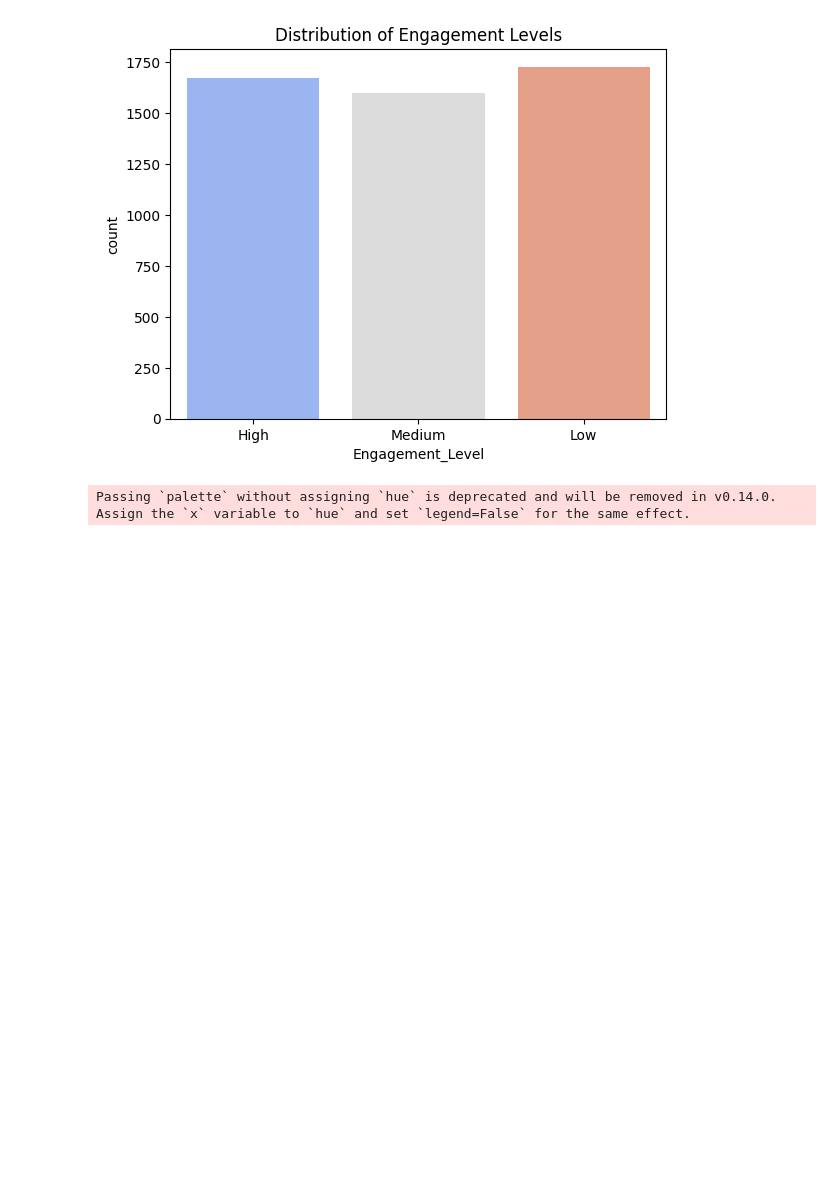
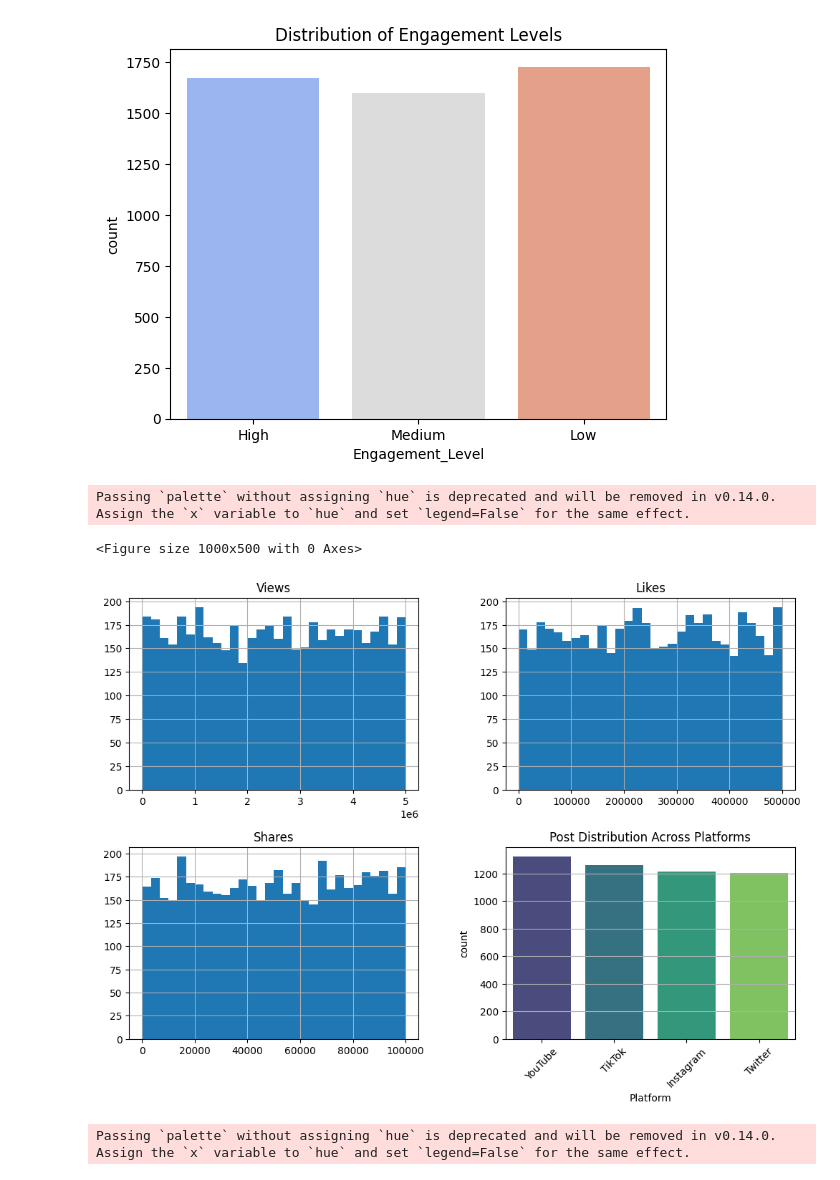
Before and after one commit to Phionanamugga/EDA_Viral_Social_Media_Posts, a Jupyter notebook: viral_social_media_tends.ipynb, the cells around one changed output. Saved outputs shown, nothing was run; the diff lists cells and outputs as text; code cells hidden in the pictures; blank space fills up the shorter version.

```diff
--- a/viral_social_media_tends.ipynb
+++ b/viral_social_media_tends.ipynb
@@ -75,0 +121,11 @@ dtype: int64
+# %%
+# Data Quality Check
+logging.info("Checking data quality")
+print("Missing Values:\n", df.isnull().sum())
+df.dropna(inplace=True)
+for col in ['Platform', 'Hashtag', 'Content_Type', 'Region', 'Engagement_Level']:
+    df[col] = df[col].astype('category')
+
+# Preserve original data
+df_original = df.copy()
+numeric_cols = ['Views', 'Likes', 'Shares', 'Comments']
@@ -76,3 +146,11 @@ dtype: int64
 # %%
 # Drops rows with missing values
 df.dropna(inplace=True)
+# %%
+# Feature Engineering
+logging.info("Performing feature engineering")
+scaler = StandardScaler()
+df[numeric_cols] = scaler.fit_transform(df[numeric_cols])
+df['Engagement_Score'] = df[numeric_cols].mean(axis=1)
+df['Log_Views'] = np.log1p(df['Views'].clip(lower=0))
+df['Hashtag_Length'] = df['Hashtag'].str.len()
@@ -78,0 +159,16 @@ df.dropna(inplace=True)
+# %%
+# Sentiment Analysis on Hashtags
+def get_sentiment(text):
+    return TextBlob(text).sentiment.polarity  # -1 (negative) to 1 (positive)
+df['Hashtag_Sentiment'] = df['Hashtag'].apply(get_sentiment)
+# %%
+# BERT Sentiment Analysis
+logging.info("Running BERT sentiment analysis")
+try:
+    sentiment_analyzer = pipeline("sentiment-analysis", model="distilbert-base-uncased-finetuned-sst-2-english")
+    df['Hashtag_Sentiment'] = df['Hashtag'].apply(
+        lambda x: sentiment_analyzer(x)[0]['score'] if sentiment_analyzer(x)[0]['label'] == 'POSITIVE' else -sentiment_analyzer(x)[0]['score']
+    )
+except Exception as e:
+    logging.error(f"Sentiment analysis failed: {e}")
+    df['Hashtag_Sentiment'] = 0  # Fallback
@@ -97,4 +256,16 @@ plt.show()
 # %% [output]
 Passing `palette` without assigning `hue` is deprecated and will be removed in v0.14.0. Assign the `x` variable to `hue` and set `legend=False` for the same effect.
 [figure]
+# %%
+# Carries out platform-based analysis
+plt.figure(figsize=(10,5))
+df[['Views', 'Likes', 'Shares','Comments']].hist(bins=30, figsize=(12, 8), layout=(2, 2))
+sns.countplot(data=df, x='Platform', order=df['Platform'].value_counts().index, palette='viridis')
+plt.title("Post Distribution Across Platforms")
+plt.xticks(rotation=45)
+plt.show()
+# %% [output]
+Passing `palette` without assigning `hue` is deprecated and will be removed in v0.14.0. Assign the `x` variable to `hue` and set `legend=False` for the same effect.
+<Figure size 1000x500 with 0 Axes>
+[figure, added]
 # %%
```
Also changed, not shown: parts of 18 cells of this notebook.
